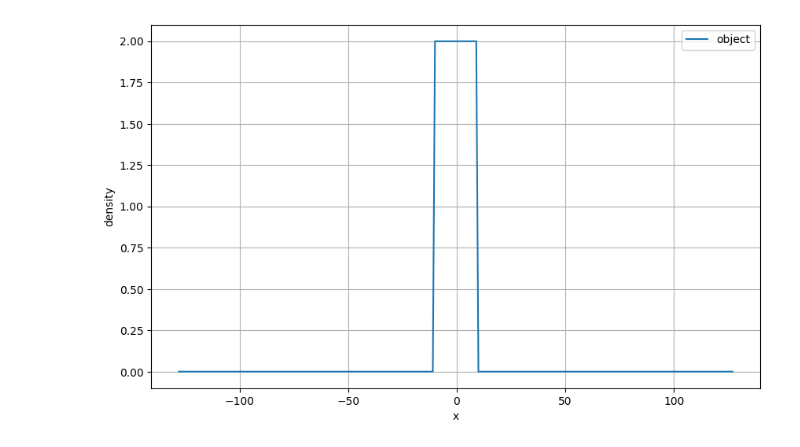
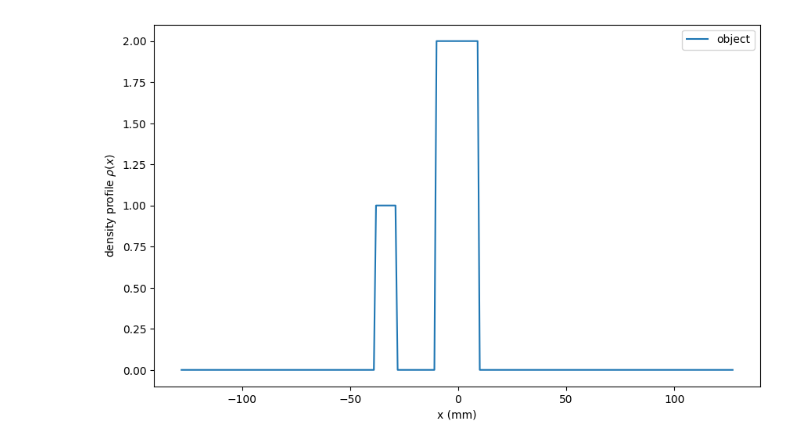
Before and after one commit to chongfengling/MRI-pulse-sequence-optimization, a Jupyter notebook: src/simulator.ipynb, the cells around one changed output. Cells and saved outputs as stored; diff of their text form; code cells hidden in the pictures.

```diff
--- a/src/simulator.ipynb
+++ b/src/simulator.ipynb
@@ -3,3 +1,6 @@ from utilities import *
+# %%
+from utilities import *
+fig_path = '/Users/ling/MyDocuments/Thesis/PHAS0077/ucl-latex-thesis-templates/assets/'
 # %%
 # Environment Setup
 
@@ -48,17 +47,18 @@ ax2.set_xticklabels(['$t_1$', r'$t_2 (t_3)$', r'$t_4$'])
 # %%
 # create object
 density = np.zeros(len(x_axis))
-# density[100] = 1
+density[100-10: 100] = 1
 density[128 - 10:128 + 10] = 2
 
 plt.figure(figsize=(10, 6))
 plt.plot(x_axis, density, '-', label='object')
 plt.legend()
-plt.xlabel('x')
-plt.ylabel('density')
-plt.grid()
+plt.xlabel('x (mm)')
+plt.ylabel(r'density profile $\rho(x)$')
+# plt.grid()
+plt.savefig(fig_path + 'density_profile.png', dpi=300)
 # %% [output]
-[figure, old version]
+[figure, new version]
 # %%
 # create spins after the rf pulse (lying on the y-axis)
 # assume the spins are lying on each sampling point over y-axis
```
Also changed, not shown: parts of 5 cells of this notebook.
